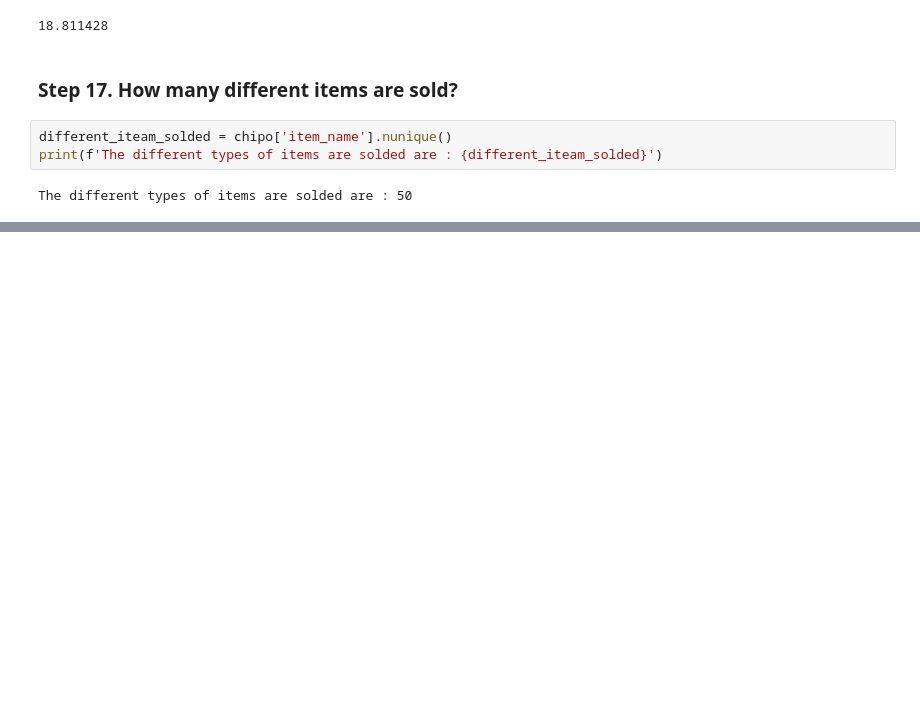
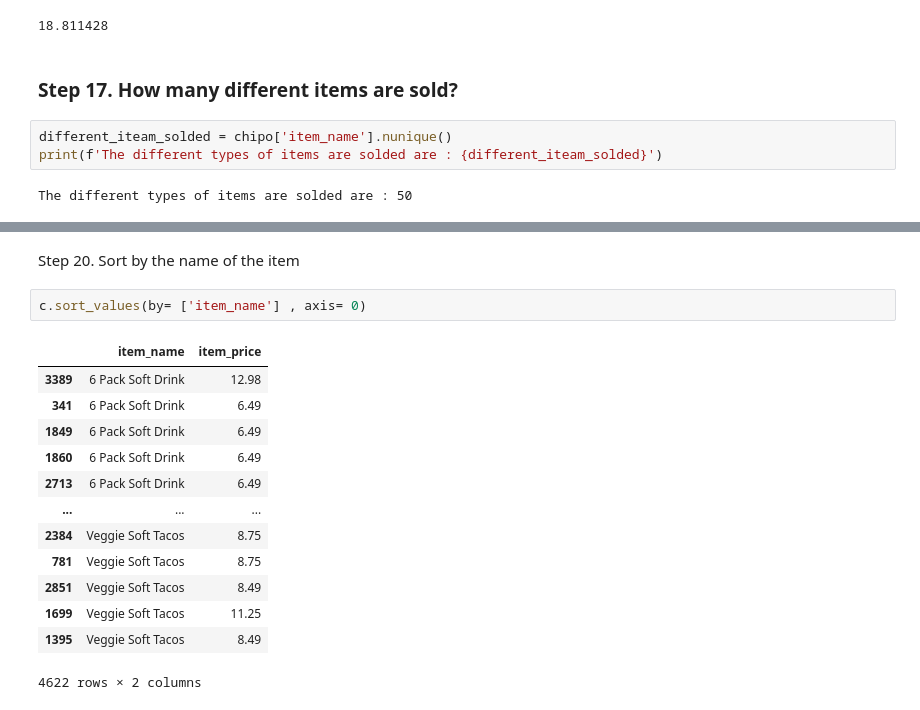
Before and after one commit to mohammedayoub968/Data-Analysis-Pandas-Practice, a Jupyter notebook: Chipotle/chipotle.ipynb, the cells around one changed output, grey strips where cells are left out. Drawn from its saved outputs; the diff is of its cells as text; blank space fills up the shorter version.

```diff
--- a/Chipotle/chipotle.ipynb
+++ b/Chipotle/chipotle.ipynb
@@ -181,0 +209,18 @@ The different types of items are solded are : 50
+# %% [markdown]
+Step 20. Sort by the name of the item
+# %%
+c.sort_values(by= ['item_name'] , axis= 0)
+# %% [output]
+|  | item_name | item_price |
+| 3389 | 6 Pack Soft Drink | 12.98 |
+| 341 | 6 Pack Soft Drink | 6.49 |
+| 1849 | 6 Pack Soft Drink | 6.49 |
+| 1860 | 6 Pack Soft Drink | 6.49 |
+| 2713 | 6 Pack Soft Drink | 6.49 |
+| ... | ... | ... |
+| 2384 | Veggie Soft Tacos | 8.75 |
+| 781 | Veggie Soft Tacos | 8.75 |
+| 2851 | Veggie Soft Tacos | 8.49 |
+| 1699 | Veggie Soft Tacos | 11.25 |
+| 1395 | Veggie Soft Tacos | 8.49 |
+4622 rows × 2 columns
```
Also changed, not shown: parts of 10 cells of this notebook.
